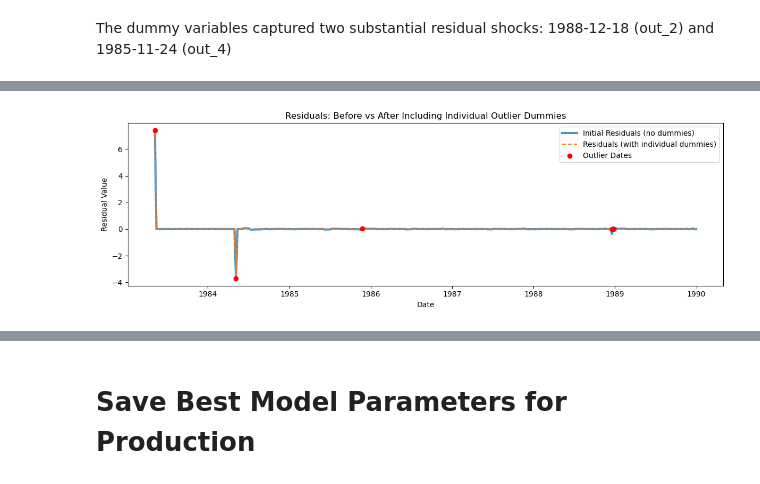
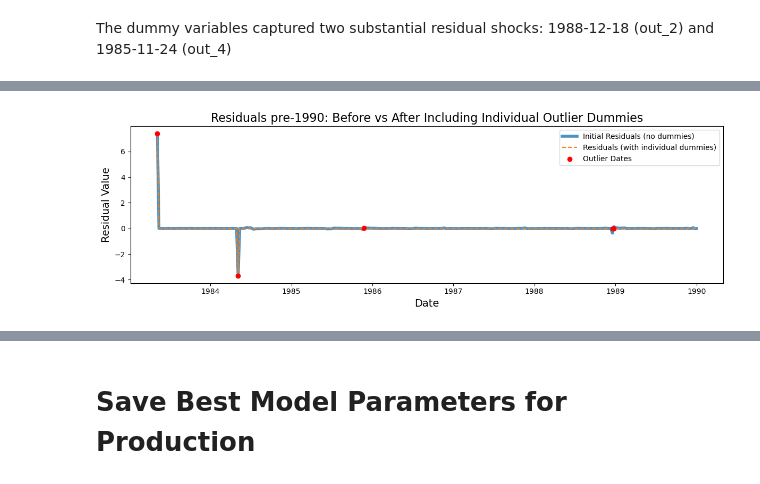
Before and after one commit to apl888/greenhouse-gas-forecasting, a Jupyter notebook: notebooks/4_ch4_modeling.ipynb, the cells around one changed output, grey strips where cells are left out. Saved outputs shown, nothing was run; the diff lists cells and outputs as text; code cells hidden in the pictures.

```diff
--- a/notebooks/4_ch4_modeling.ipynb
+++ b/notebooks/4_ch4_modeling.ipynb
@@ -1483,20 +1443,20 @@ dtype: float64
 # %%
 # Compare residuals before vs after including individual outlier dummies
 plt.figure(figsize=(12, 4))
-plt.plot(initial.resid.loc[:'1989'], label='Initial Residuals (no dummies)', linewidth=3, alpha=0.8)
+plt.plot(initial.resid.loc[:'1989'], label='Initial Residuals (no dummies)', linewidth=4, alpha=0.8)
 plt.plot(results.resid.loc[:'1989'], label='Residuals (with individual dummies)', linestyle='--',alpha=1)
 
 # Mark the top residual dates in red
 plt.scatter(top_dates, results.resid.loc[top_dates], color='red', zorder=5, label='Outlier Dates')
 
 plt.legend()
-plt.title('Residuals: Before vs After Including Individual Outlier Dummies')
-plt.xlabel('Date')
-plt.ylabel('Residual Value')
+plt.title('Residuals pre-1990: Before vs After Including Individual Outlier Dummies', fontsize=16)
+plt.xlabel('Date', fontsize=14)
+plt.ylabel('Residual Value', fontsize=14)
 plt.tight_layout()
 plt.show()
 # %% [output]
-[figure, old version]
+[figure, new version]
 # %%
 # Compare residuals before vs after including individual outlier dummies
 plt.figure(figsize=(12, 4))
```
Also changed, not shown: parts of 11 cells of this notebook.
